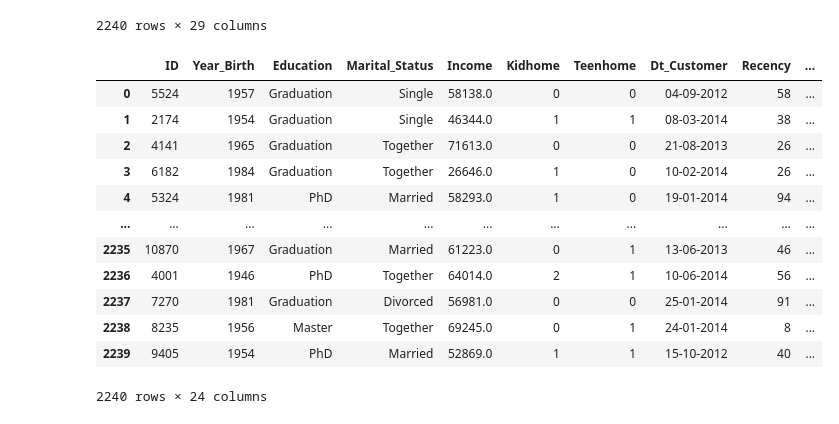
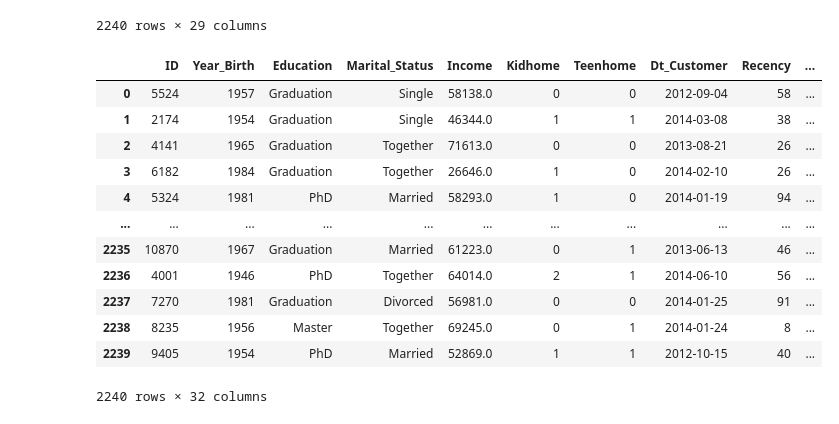
Before and after one commit to Empress-star/DSI-Team-Project, a Jupyter notebook: Data Cleaning and Exploration/initial_data_cleaning.ipynb, the cells around one changed output. Drawn from its saved outputs; the diff is of its cells as text; code cells hidden in the pictures.

Commit message:
Have added code to extract year, month, day from date and created a function to process the campaign columns

```diff
--- a/Data Cleaning and Exploration/initial_data_cleaning.ipynb
+++ b/Data Cleaning and Exploration/initial_data_cleaning.ipynb
@@ -92,32 +93,30 @@ df
 # for campaigns, merge columns into column stating which campaign was accepted, if any
-# %%
-campaigns_dict = dict({"000000":0,"100000":1,"010000":2,"001000":3,"000100":4, "000010": 5, "000001":6})
-
-campains_columns = ["AcceptedCmp1", "AcceptedCmp2","AcceptedCmp3","AcceptedCmp4","AcceptedCmp5", "Response"]
-
-drops = ["AcceptedCmp1", "AcceptedCmp2","AcceptedCmp3","AcceptedCmp4","AcceptedCmp5", "Response",'campaign_success']
-
-
-df_transform = df.copy()
-
-df_transform['campaign_success'] = df_transform[campains_columns].astype(str).agg("".join, axis=1)
-
-df_transform['campaigns']= df_transform['campaign_success'].replace(campaigns_dict)
-
-df_transform=df_transform.drop(drops, axis=1)
-
-df_transform
-# %% [output]
-|  | ID | Year_Birth | Education | Marital_Status | Income | Kidhome | Teenhome | Dt_Customer | Recency | ... |
-| 0 | 5524 | 1957 | Graduation | Single | 58138.0 | 0 | 0 | 04-09-2012 | 58 | ... |
-| 1 | 2174 | 1954 | Graduation | Single | 46344.0 | 1 | 1 | 08-03-2014 | 38 | ... |
-| 2 | 4141 | 1965 | Graduation | Together | 71613.0 | 0 | 0 | 21-08-2013 | 26 | ... |
-| 3 | 6182 | 1984 | Graduation | Together | 26646.0 | 1 | 0 | 10-02-2014 | 26 | ... |
-| 4 | 5324 | 1981 | PhD | Married | 58293.0 | 1 | 0 | 19-01-2014 | 94 | ... |
-| ... | ... | ... | ... | ... | ... | ... | ... | ... | ... | ... |
-| 2235 | 10870 | 1967 | Graduation | Married | 61223.0 | 0 | 1 | 13-06-2013 | 46 | ... |
-| 2236 | 4001 | 1946 | PhD | Together | 64014.0 | 2 | 1 | 10-06-2014 | 56 | ... |
-| 2237 | 7270 | 1981 | Graduation | Divorced | 56981.0 | 0 | 0 | 25-01-2014 | 91 | ... |
-| 2238 | 8235 | 1956 | Master | Together | 69245.0 | 0 | 1 | 24-01-2014 | 8 | ... |
-| 2239 | 9405 | 1954 | PhD | Married | 52869.0 | 1 | 1 | 15-10-2012 | 40 | ... |
-2240 rows × 24 columns
+# %%
+# create copy of dataframe
+df_2 = df.copy()
+
+# convert Dt_Customer to datetime
+df_2['Dt_Customer'] = pd.to_datetime(df_2['Dt_Customer'], format='%d-%m-%Y')
+
+
+#Extra year, month and day from Dt_Customer
+
+df_2['year'] = df_2['Dt_Customer'].dt.year
+df_2['month'] = df_2['Dt_Customer'].dt.month
+df_2['day'] = df_2['Dt_Customer'].dt.day
+
+df_2
+# %% [output]
+|  | ID | Year_Birth | Education | Marital_Status | Income | Kidhome | Teenhome | Dt_Customer | Recency | ... |
+| 0 | 5524 | 1957 | Graduation | Single | 58138.0 | 0 | 0 | 2012-09-04 | 58 | ... |
+| 1 | 2174 | 1954 | Graduation | Single | 46344.0 | 1 | 1 | 2014-03-08 | 38 | ... |
+| 2 | 4141 | 1965 | Graduation | Together | 71613.0 | 0 | 0 | 2013-08-21 | 26 | ... |
+| 3 | 6182 | 1984 | Graduation | Together | 26646.0 | 1 | 0 | 2014-02-10 | 26 | ... |
+| 4 | 5324 | 1981 | PhD | Married | 58293.0 | 1 | 0 | 2014-01-19 | 94 | ... |
+| ... | ... | ... | ... | ... | ... | ... | ... | ... | ... | ... |
+| 2235 | 10870 | 1967 | Graduation | Married | 61223.0 | 0 | 1 | 2013-06-13 | 46 | ... |
+| 2236 | 4001 | 1946 | PhD | Together | 64014.0 | 2 | 1 | 2014-06-10 | 56 | ... |
+| 2237 | 7270 | 1981 | Graduation | Divorced | 56981.0 | 0 | 0 | 2014-01-25 | 91 | ... |
+| 2238 | 8235 | 1956 | Master | Together | 69245.0 | 0 | 1 | 2014-01-24 | 8 | ... |
+| 2239 | 9405 | 1954 | PhD | Married | 52869.0 | 1 | 1 | 2012-10-15 | 40 | ... |
+2240 rows × 32 columns
```
Also changed, not shown: parts of 5 cells of this notebook.
